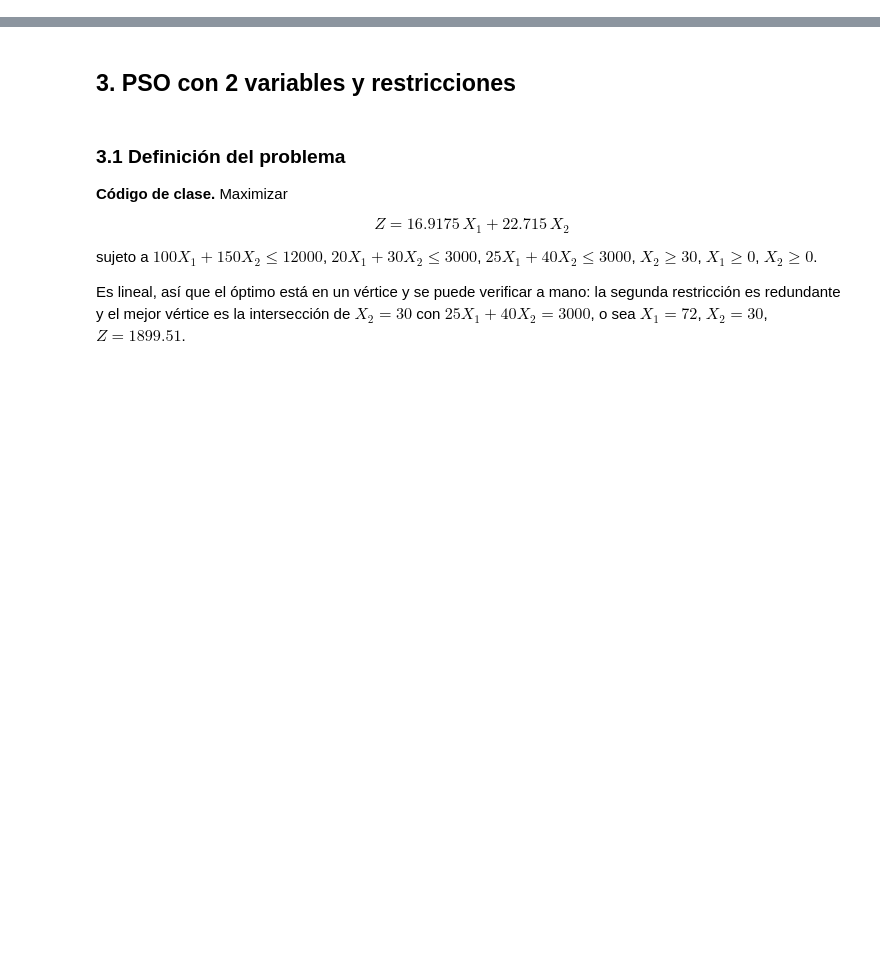
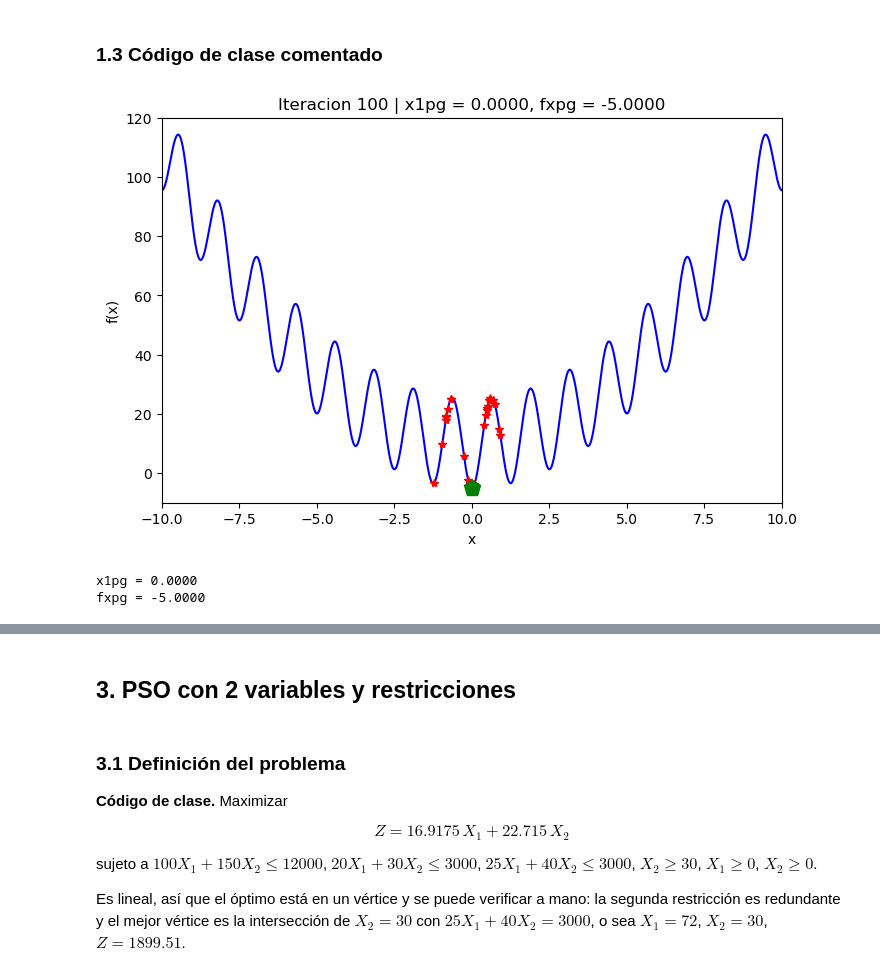
Before and after one commit to DayanniGodoy/MIA, a Jupyter notebook: Tarea3_MIA.ipynb, the cells around one changed output, grey strips where cells are left out. Saved outputs shown, nothing was run; the diff lists cells and outputs as text; code cells hidden in the pictures; blank space fills up the shorter version.

```diff
--- a/Tarea3_MIA.ipynb
+++ b/Tarea3_MIA.ipynb
@@ -8,0 +68,72 @@ import matplotlib.pyplot as plt
+# %% [markdown]
+### 1.3 Código de clase comentado
+# %%
+# --- PSO 1 variable: codigo de clase + graficacion del estado final ---
+
+# Funcion objetivo (la misma vista en clase)
+def f_obj(x):
+    return 10 + x**2 - 15*np.cos(5*x)
+
+# Puntos para dibujar la curva de la funcion
+x_graf = np.arange(-10, 10.01, 0.01)
+y_graf = f_obj(x_graf)
+
+# --- Parametros del enjambre (igual que en clase) ---
+num_pob = 500   # numero de particulas
+c1 = 0.5        # atraccion hacia el mejor local
+c2 = 0.5        # atraccion hacia el mejor global
+phi0 = 0.7      # inercia
+
+np.random.seed(5)   # semilla fija para poder repetir esta corrida
+
+# Inicializacion de la poblacion
+x1p = (10 - (-10)) * np.random.rand(num_pob) - 10   # posiciones aleatorias en [-10, 10]
+x1pg = 0
+x1pL = np.copy(x1p)
+
+fxpg = np.inf
+fxpL = np.ones(num_pob) * fxpg
+vx1 = np.zeros(num_pob)   # velocidad inicial
+
+# Preparacion de la grafica (sin animacion: se muestra la figura de la ultima iteracion)
+fig, ax = plt.subplots(figsize=(8, 5))
+
+for k in range(100):
+    # Ecuacion de movimiento
+    vx1 = phi0*vx1 + c1*np.random.rand(num_pob)*(x1pL - x1p) + c2*np.random.rand(num_pob)*(x1pg - x1p)
+    x1p = x1p + vx1
+
+    # Evaluacion del desempeño de cada particula
+    fx = f_obj(x1p)
+    val = np.min(fx)
+    ind = np.argmin(fx)
+
+    # Actualizar mejor global
+    if val < fxpg:
+        fxpg = val
+        x1pg = x1p[ind]
+
+    # Actualizar mejor local (vectorizado)
+    mejores = fx < fxpL
+    fxpL[mejores] = fx[mejores]
+    x1pL[mejores] = x1p[mejores]
+
+    # Graficar estado de la iteracion
+    ax.clear()
+    ax.plot(x_graf, y_graf, 'b-')
+    ax.plot(x1p, fx, 'r*')
+    ax.plot(x1pg, fxpg, 'gp', markersize=12)
+    ax.set_xlim([-10, 10])
+    ax.set_ylim([-10, 120])
+    ax.set_xlabel('x')
+    ax.set_ylabel('f(x)')
+    ax.set_title(f'Iteracion {k+1} | x1pg = {x1pg:.4f}, fxpg = {fxpg:.4f}')
+
+plt.show()
+
+print(f'x1pg = {x1pg:.4f}')
+print(f'fxpg = {fxpg:.4f}')
+# %% [output]
+[figure, added]
+x1pg = 0.0000
+fxpg = -5.0000
```
Also changed, not shown: parts of 22 cells of this notebook.
